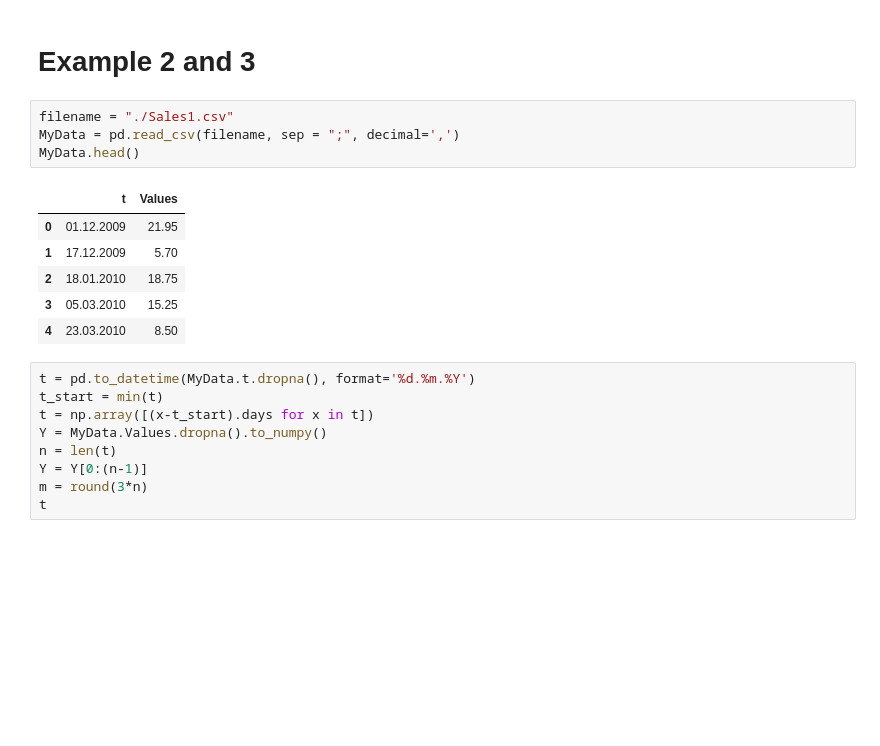
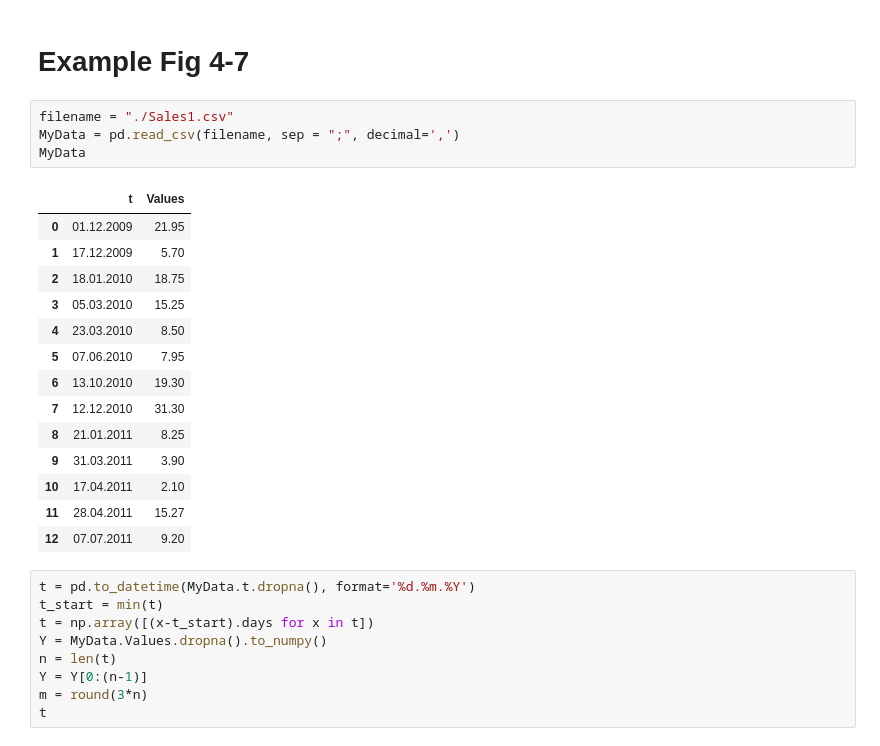
Before and after one commit to YuAKorablev/FunctionalSmoothingSpline, a Jupyter notebook: test.ipynb, the cells around one changed output. Drawn from its saved outputs; the diff is of its cells as text; blank space fills up the shorter version.

```diff
--- a/test.ipynb
+++ b/test.ipynb
@@ -12,16 +204,24 @@ The autoreload extension is already loaded. To reload it, use:
 # %% [markdown]
-# Example 2 and 3
+# Example Fig 4-7
 # %%
 filename = "./Sales1.csv"
 MyData = pd.read_csv(filename, sep = ";", decimal=',')
-MyData.head()
+MyData
 # %% [output]
 |  | t | Values |
 | 0 | 01.12.2009 | 21.95 |
 | 1 | 17.12.2009 | 5.70 |
 | 2 | 18.01.2010 | 18.75 |
 | 3 | 05.03.2010 | 15.25 |
 | 4 | 23.03.2010 | 8.50 |
+| 5 | 07.06.2010 | 7.95 |
+| 6 | 13.10.2010 | 19.30 |
+| 7 | 12.12.2010 | 31.30 |
+| 8 | 21.01.2011 | 8.25 |
+| 9 | 31.03.2011 | 3.90 |
+| 10 | 17.04.2011 | 2.10 |
+| 11 | 28.04.2011 | 15.27 |
+| 12 | 07.07.2011 | 9.20 |
 # %%
 t = pd.to_datetime(MyData.t.dropna(), format='%d.%m.%Y')
 t_start = min(t)
```
Also changed, not shown: parts of 23 cells of this notebook, 5 other files.
